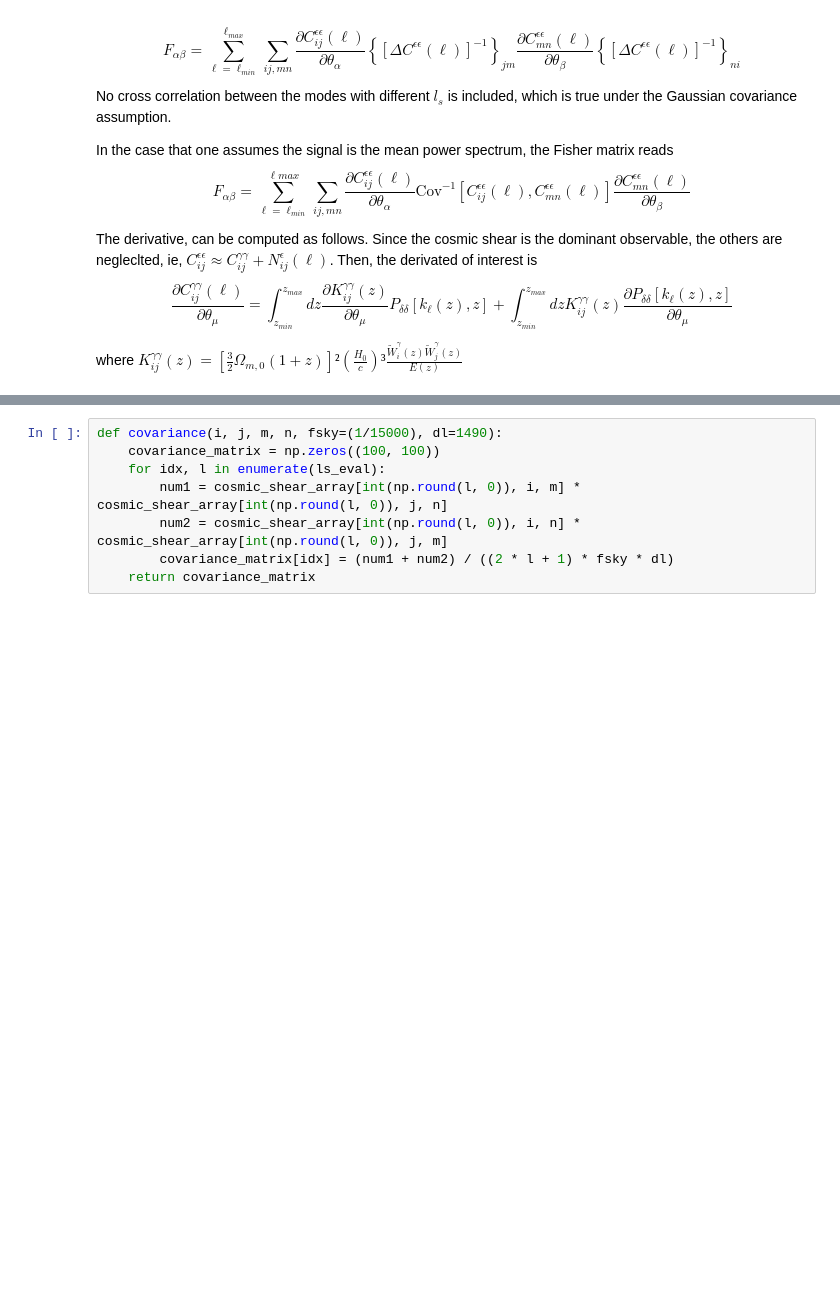
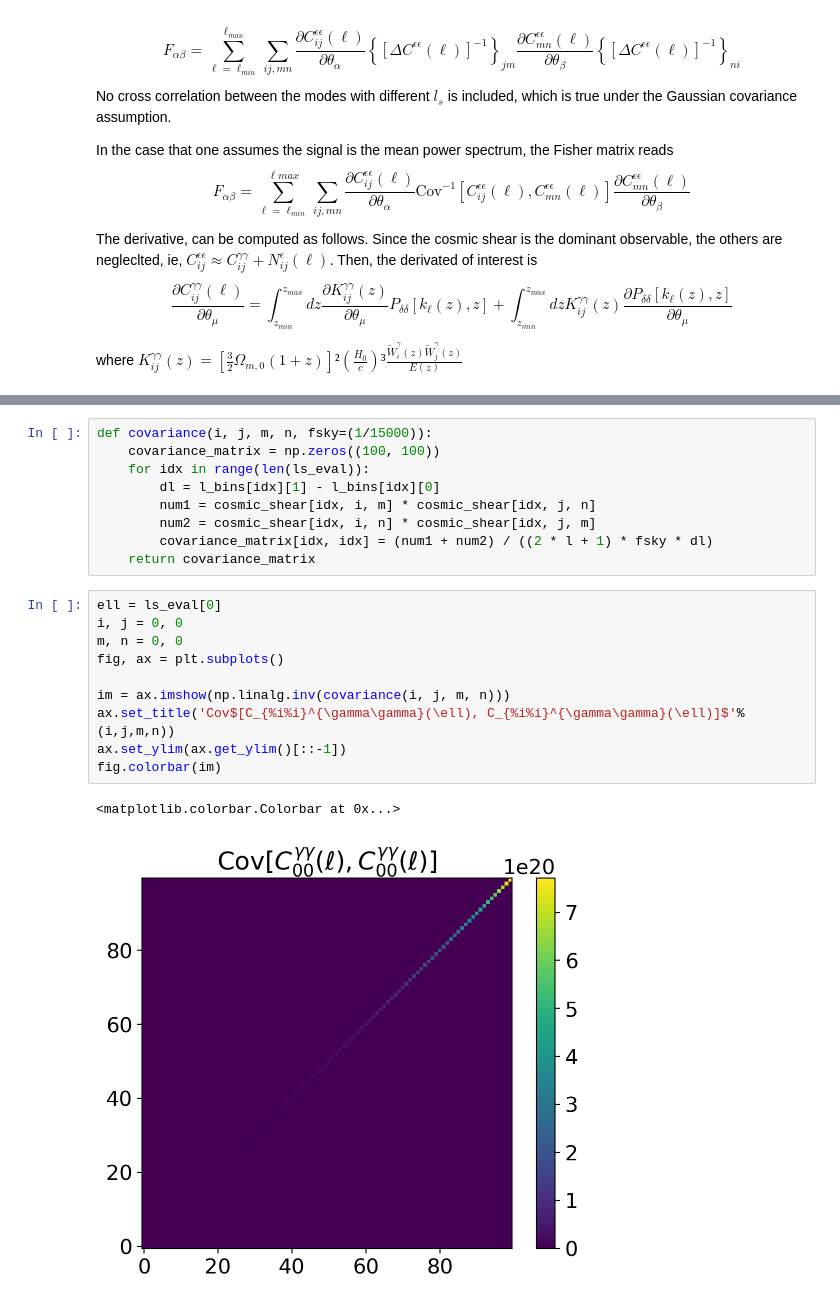
Before and after one commit to vPedreros/dfi-summer-2023, a Jupyter notebook: summer_nb.ipynb, the cells around one changed output, grey strips where cells are left out. Saved outputs shown, nothing was run; the diff lists cells and outputs as text; blank space fills up the shorter version.

Commit message:
covariance for right ells obtained

```diff
--- a/summer_nb.ipynb
+++ b/summer_nb.ipynb
@@ -432,8 +465,22 @@ fig.colorbar(im)
 # %%
-def covariance(i, j, m, n, fsky=(1/15000), dl=1490):
+def covariance(i, j, m, n, fsky=(1/15000)):
     covariance_matrix = np.zeros((100, 100))
-    for idx, l in enumerate(ls_eval):
-        num1 = cosmic_shear_array[int(np.round(l, 0)), i, m] * cosmic_shear_array[int(np.round(l, 0)), j, n]
-        num2 = cosmic_shear_array[int(np.round(l, 0)), i, n] * cosmic_shear_array[int(np.round(l, 0)), j, m]
-        covariance_matrix[idx] = (num1 + num2) / ((2 * l + 1) * fsky * dl)
+    for idx in range(len(ls_eval)):
+        dl = l_bins[idx][1] - l_bins[idx][0]
+        num1 = cosmic_shear[idx, i, m] * cosmic_shear[idx, j, n]
+        num2 = cosmic_shear[idx, i, n] * cosmic_shear[idx, j, m]
+        covariance_matrix[idx, idx] = (num1 + num2) / ((2 * l + 1) * fsky * dl)
     return covariance_matrix
+# %%
+ell = ls_eval[0]
+i, j = 0, 0
+m, n = 0, 0
+fig, ax = plt.subplots()
+
+im = ax.imshow(np.linalg.inv(covariance(i, j, m, n)))
+ax.set_title('Cov$[C_{%i%i}^{\gamma\gamma}(\ell), C_{%i%i}^{\gamma\gamma}(\ell)]$'%(i,j,m,n))
+ax.set_ylim(ax.get_ylim()[::-1])
+fig.colorbar(im)
+# %% [output]
+<matplotlib.colorbar.Colorbar at 0x...>
+[figure, added]
```
Also changed, not shown: parts of 18 cells of this notebook.
